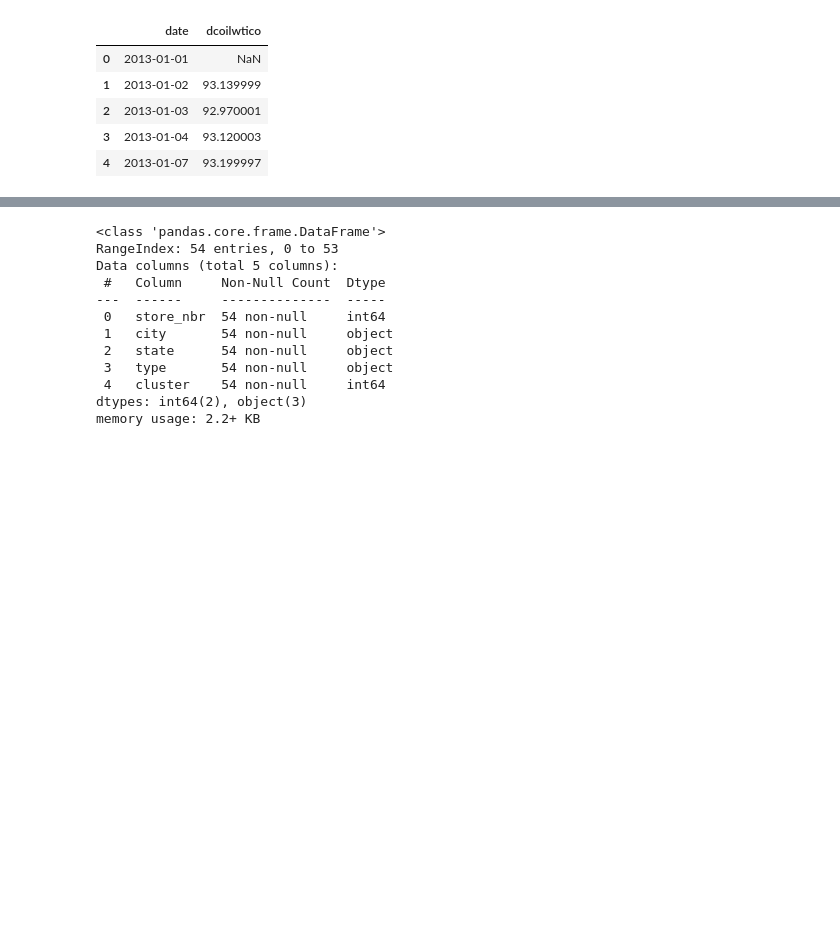
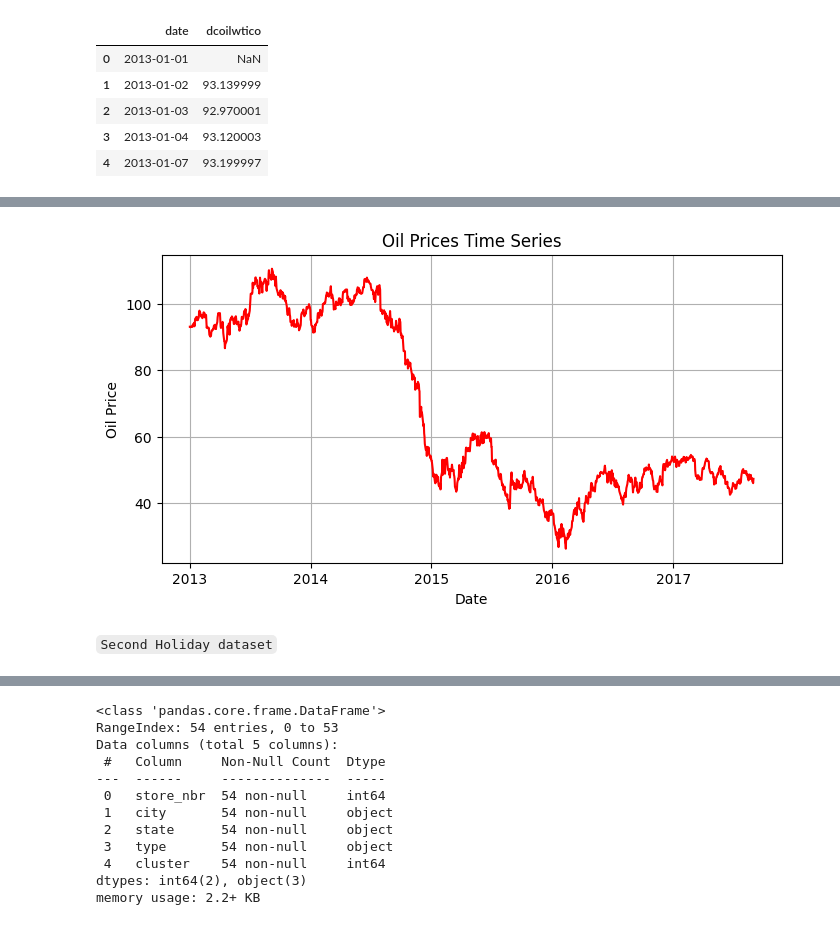
Before and after one commit to heldana30/Time_Series_Regression_Analysis, a Jupyter notebook: time_series_regression_analysis.ipynb, the cells around one changed output, grey strips where cells are left out. Cells and saved outputs as stored; diff of their text form; code cells hidden in the pictures; blank space fills up the shorter version.

Commit message:
loading datasets and adding EDA

```diff
--- a/time_series_regression_analysis.ipynb
+++ b/time_series_regression_analysis.ipynb
@@ -68,3 +86,6 @@ oil_dataset.head(5)
 | 2 | 2013-01-03 | 92.970001 |
 | 3 | 2013-01-04 | 93.120003 |
 | 4 | 2013-01-07 | 93.199997 |
+# %%
+# changing the date datatype from object to date
+oil_dataset['date'] = pd.to_datetime(oil_dataset['date'])
@@ -91,0 +183,3 @@ holiday_dataset.head(5)
+# %%
+#converting the date to date time
+oil_dataset['date'] = pd.to_datetime(oil_dataset['date'], format='%Y-%m-%d')
@@ -91,0 +209,3 @@ holiday_dataset.head(5)
+# %%
+# filling missing values with the last known value in the time series.
+oil_dataset['dcoilwtico'].fillna(method='bfill', inplace=True)
@@ -92,3 +242,16 @@ holiday_dataset.head(5)
+# %%
+# Plot the oil dataset
+plt.figure(figsize=(8, 4))
+plt.plot(oil_dataset['date'], oil_dataset['dcoilwtico'], color='red')
+plt.title('Oil Prices Time Series')
+plt.xlabel('Date')
+plt.ylabel('Oil Price')
+plt.grid(True)
+plt.show()
+# %% [output]
+[figure, added]
+# %% [markdown]
+`Second Holiday dataset`
 # %%
 holiday_dataset.info()
 # %% [output]
```
Also changed, not shown: parts of 49 cells of this notebook, 7 other files.
